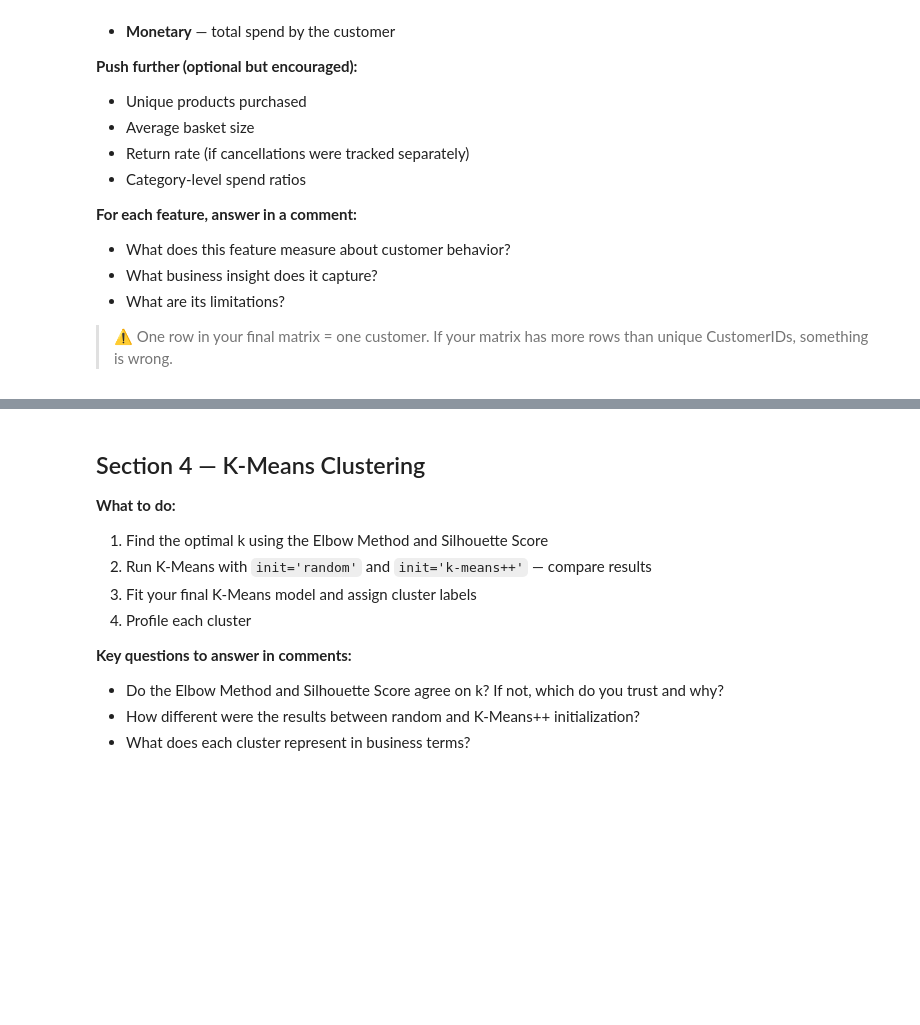
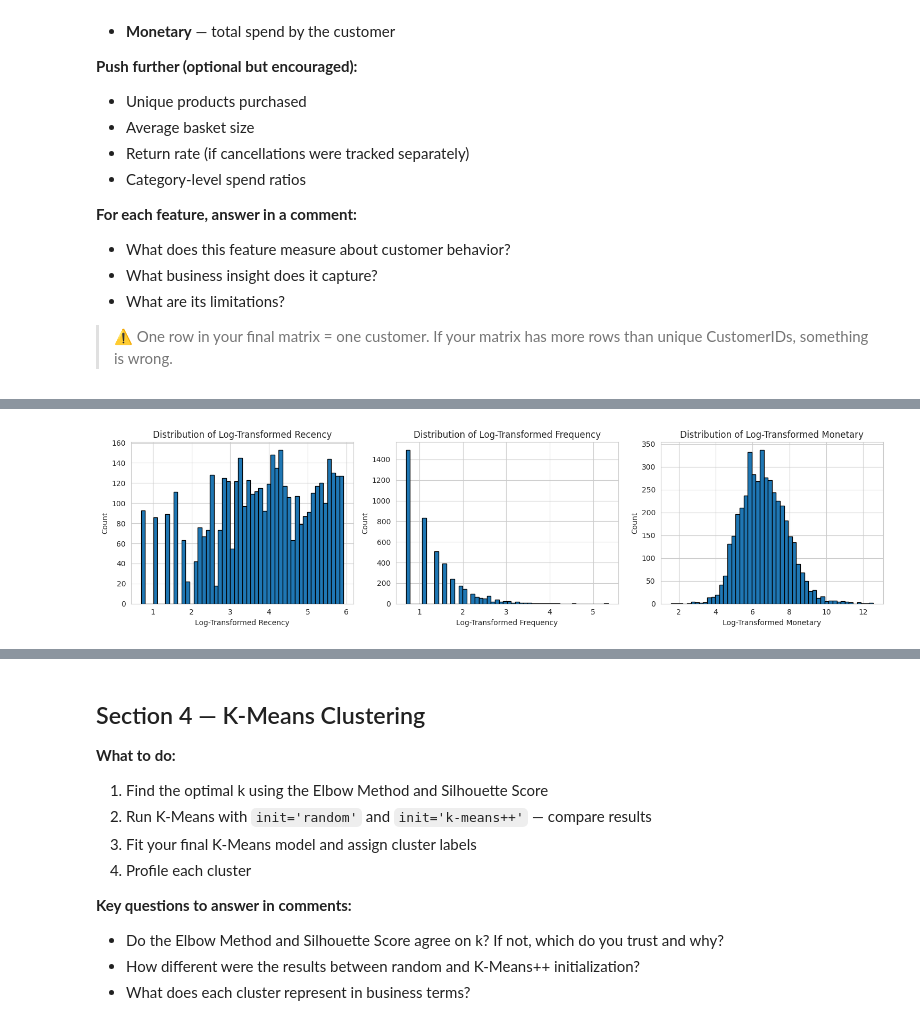
Before and after one commit to un1u3/ml-labs, a Jupyter notebook: fusemachines-2026/phase2/assignmet4/Week_7_Clustering_Assignment.ipynb, the cells around one changed output, grey strips where cells are left out. Cells and saved outputs as stored; diff of their text form; code cells hidden in the pictures; blank space fills up the shorter version.

```diff
--- a/fusemachines-2026/phase2/assignmet4/Week_7_Clustering_Assignment.ipynb
+++ b/fusemachines-2026/phase2/assignmet4/Week_7_Clustering_Assignment.ipynb
@@ -287,0 +336,43 @@ scaler = StandardScaler()
+# %%
+# ── Outlier Handling ─────────────────────────────────────────────────────────
+# Decide how to handle outliers in each feature
+# Options: cap at percentile, log transform, remove, keep
+# Justify your choice for EACH feature in comments
+
+# Given the highly skewed distributions and the presence of extreme outliers,
+# a log transformation is a suitable approach. It reduces the impact of extreme
+# values and makes the distributions more symmetrical, which is beneficial for
+# distance-based clustering algorithms like K-Means.
+# We will add 1 to the values before taking the log to handle zero values gracefully,
+# especially for Frequency and Monetary if any customer had 0 (though our cleaning ensures >0).
+
+# We will create a new DataFrame for the transformed features.
+X = customer_df[['Recency', 'Frequency', 'Monetary']].copy()
+
+# Apply log transformation (log1p to handle potential zero values if they existed, though not strictly necessary here)
+X['Recency'] = np.log1p(X['Recency'])
+X['Frequency'] = np.log1p(X['Frequency'])
+X['Monetary'] = np.log1p(X['Monetary'])
+
+# After handling outliers, plot distributions again and compare
+fig, axes = plt.subplots(1, 3, figsize=(15, 4))
+features_transformed = ['Recency', 'Frequency', 'Monetary']
+
+for i, feat in enumerate(features_transformed):
+    axes[i].hist(X[feat], bins=50, edgecolor='k')
+    axes[i].set_title(f'Distribution of Log-Transformed {feat}')
+    axes[i].set_xlabel(f'Log-Transformed {feat}')
+    axes[i].set_ylabel('Count')
+
+plt.tight_layout()
+plt.show()
+
+# YOUR OBSERVATION HERE (as a comment after the plots):
+# Compare the original vs. transformed distributions. How do they look now?
+# Observations after log transformation:
+# - Recency: The log-transformed Recency distribution now appears more centralized and less skewed, though still slightly right-skewed. The extreme outliers are much less prominent.
+# - Frequency: The log-transformed Frequency distribution is much more normalized, resembling a more Gaussian-like shape. The extreme skewness has been significantly reduced.
+# - Monetary: Similarly, the log-transformed Monetary distribution is also much closer to a normal distribution, with the impact of high-spending outliers greatly diminished.
+# The log transformation has successfully compressed the range of these variables, making them more amenable to clustering algorithms that assume spherical or equally weighted features.
+# %% [output]
+[figure, added]
```
Also changed, not shown: parts of 29 cells of this notebook.
